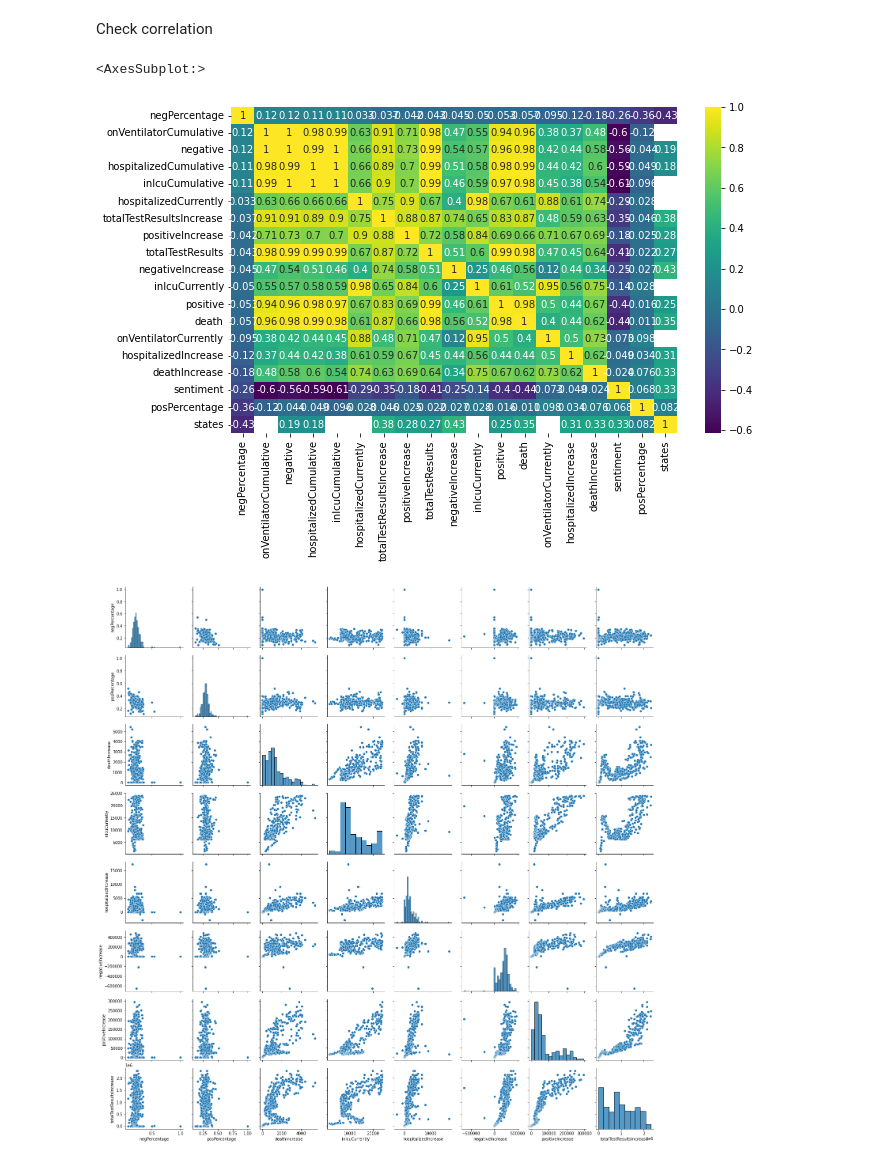
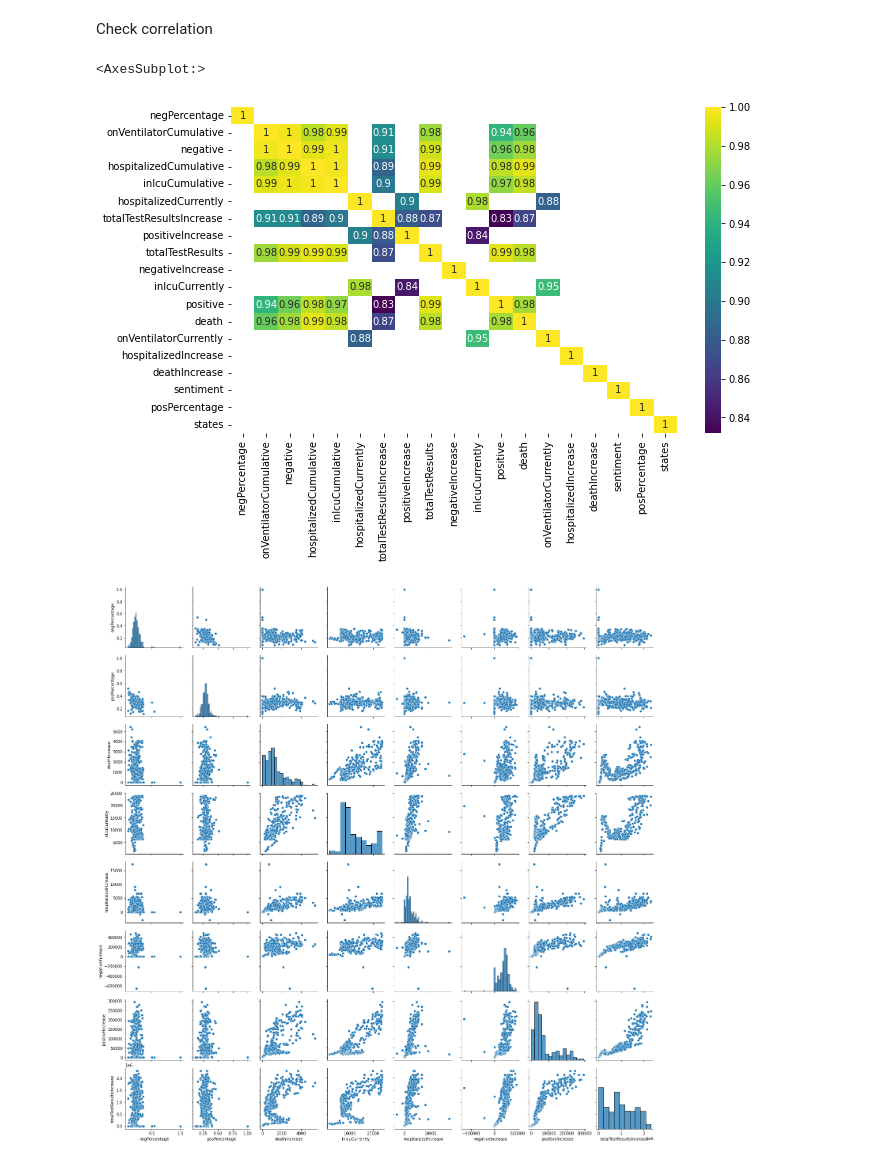
Before and after one commit to PolimiDataScientists/PMDS-Twitter-Analysis, a Jupyter notebook: src/notebooks/EDA.ipynb, the cells around one changed output. Drawn from its saved outputs; the diff is of its cells as text; code cells hidden in the pictures.

```diff
--- a/src/notebooks/EDA.ipynb
+++ b/src/notebooks/EDA.ipynb
@@ -9,8 +9,8 @@ import matplotlib.pyplot as plt
 # %% [markdown]
 Here we join two sources:
 # %%
-df1 = pd.read_csv('D:\PoliMi\PMDS\Twitter\data\sentimentsUS.csv',sep=',')
-df2 = pd.read_csv('D:\PoliMi\PMDS\Twitter\data\covidDataUS.csv',sep=',')
+df1 = pd.read_csv('../../data/sentimentsUS.csv',sep=',')
+df2 = pd.read_csv('../../data/covidDataUS.csv',sep=',')
 df = pd.merge(df1[['day','sentiment','negPercentage','posPercentage']], df2, left_on='day', right_on='date', how='inner')
 df.head()
 # %% [output]
@@ -80,13 +80,14 @@ Check correlation
 # %%
 #Quality correlation matrix
 k = 21 #number of variables for heatmap
 cols = df.corr().nlargest(k, 'negPercentage')['negPercentage'].index
 cm = df[cols].corr()
+highCorrelationCM = cm[cm > 0.8]
 plt.figure(figsize=(10,6))
-sns.heatmap(cm, annot=True, cmap = 'viridis')
+sns.heatmap(highCorrelationCM, annot=True, cmap = 'viridis')
 # %% [output]
 <AxesSubplot:>
-[figure, old version]
+[figure, new version]
 # %%
 sns.pairplot(df[['negPercentage', 'posPercentage','deathIncrease','inIcuCurrently',
        'hospitalizedIncrease', 'negativeIncrease',
```
Also changed, not shown: 8 other files.
